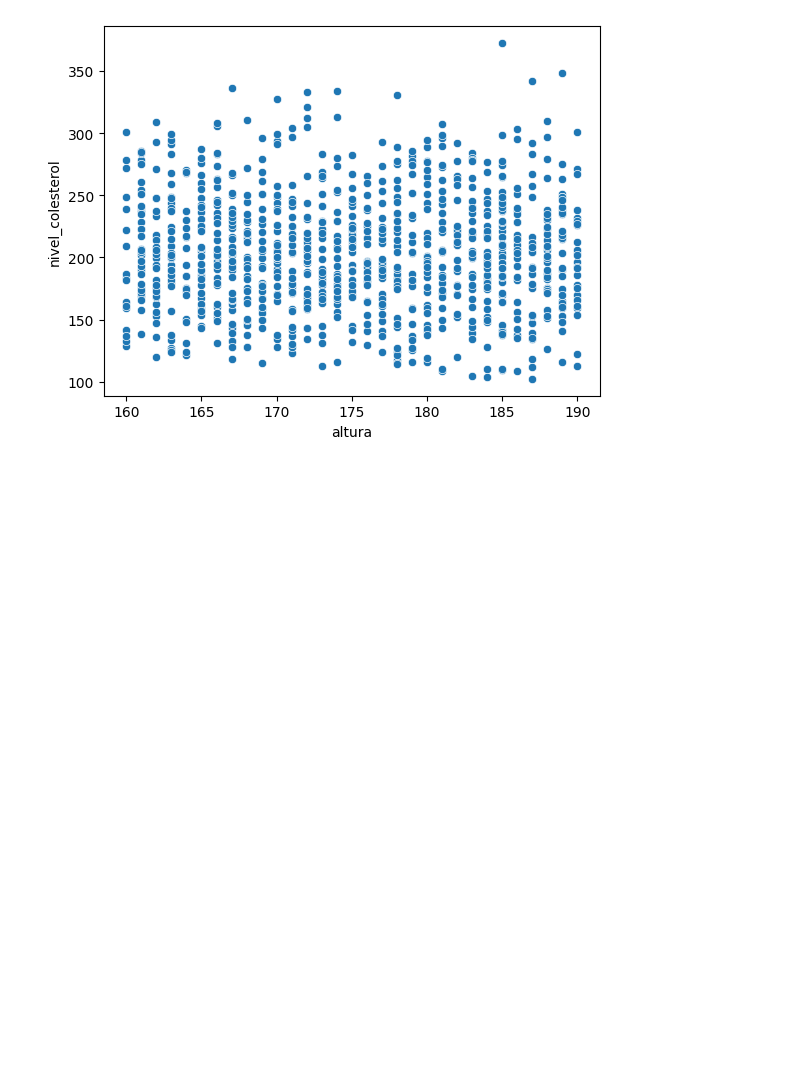
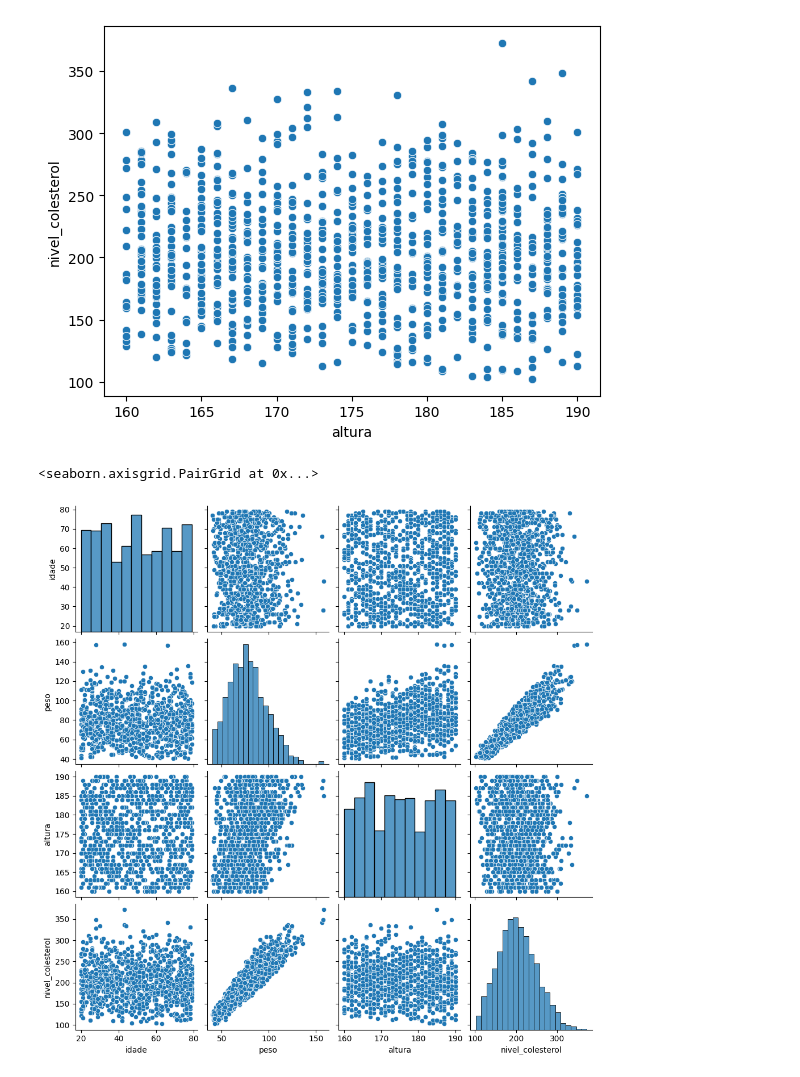
Before and after one commit to offellipe/regressao_linear_multipla, a Jupyter notebook: modelo_colesterol.ipynb, the cells around one changed output. Saved outputs shown, nothing was run; the diff lists cells and outputs as text; code cells hidden in the pictures; blank space fills up the shorter version.

Commit message:
Aula 07 - Análise Gráfica: Histogramas

```diff
--- a/modelo_colesterol.ipynb
+++ b/modelo_colesterol.ipynb
@@ -225,3 +225,8 @@ sns.scatterplot(data=df_colesterol_eda, x='altura', y='nivel_colesterol')
 # %% [output]
 <Axes: xlabel='altura', ylabel='nivel_colesterol'>
 [figure]
+# %%
+sns.pairplot(df_colesterol_eda)
+# %% [output]
+<seaborn.axisgrid.PairGrid at 0x...>
+[figure, added]
```
